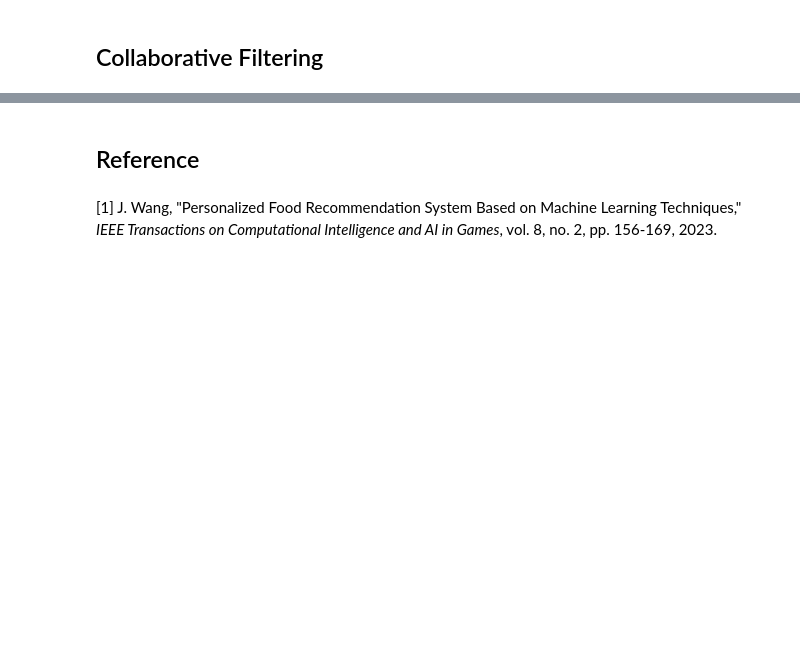
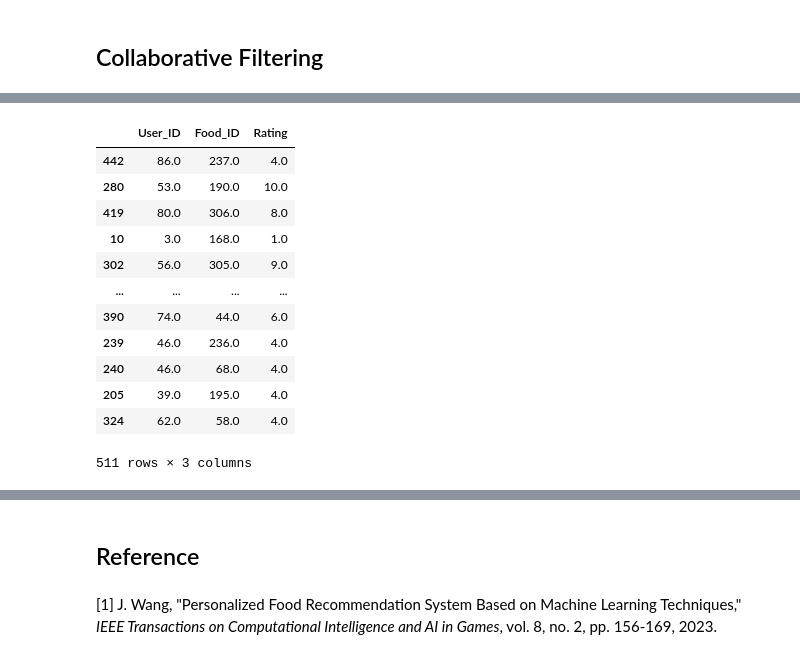
Before and after one commit to mfathul21/food-recommendations, a Jupyter notebook: Proyek_Akhir_Food_Recomendations_System.ipynb, the cells around one changed output, grey strips where cells are left out. Saved outputs shown, nothing was run; the diff lists cells and outputs as text; code cells hidden in the pictures; blank space fills up the shorter version.

```diff
--- a/Proyek_Akhir_Food_Recomendations_System.ipynb
+++ b/Proyek_Akhir_Food_Recomendations_System.ipynb
@@ -231,0 +372,3 @@ Name: Food_ID, dtype: int64
+# %%
+ratings.dropna(inplace=True)
+ratings.isna().sum()
@@ -231,0 +395,18 @@ Name: Food_ID, dtype: int64
+# %%
+# Mengacak dataset
+ratings = ratings.sample(frac=1, random_state=42)
+ratings
+# %% [output]
+|  | User_ID | Food_ID | Rating |
+| 442 | 86.0 | 237.0 | 4.0 |
+| 280 | 53.0 | 190.0 | 10.0 |
+| 419 | 80.0 | 306.0 | 8.0 |
+| 10 | 3.0 | 168.0 | 1.0 |
+| 302 | 56.0 | 305.0 | 9.0 |
+| ... | ... | ... | ... |
+| 390 | 74.0 | 44.0 | 6.0 |
+| 239 | 46.0 | 236.0 | 4.0 |
+| 240 | 46.0 | 68.0 | 4.0 |
+| 205 | 39.0 | 195.0 | 4.0 |
+| 324 | 62.0 | 58.0 | 4.0 |
+511 rows × 3 columns
```
Also changed, not shown: parts of 26 cells of this notebook.
